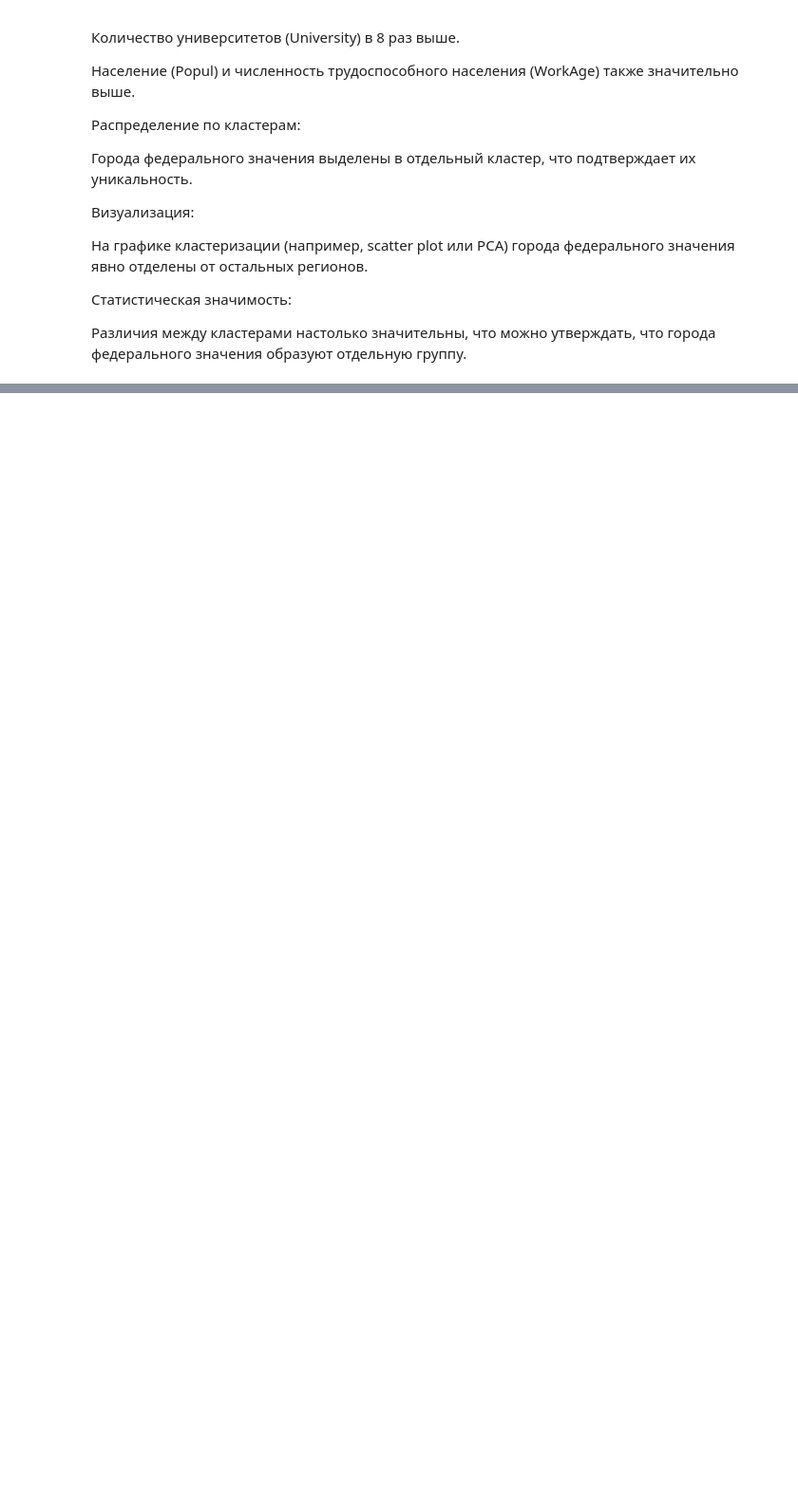
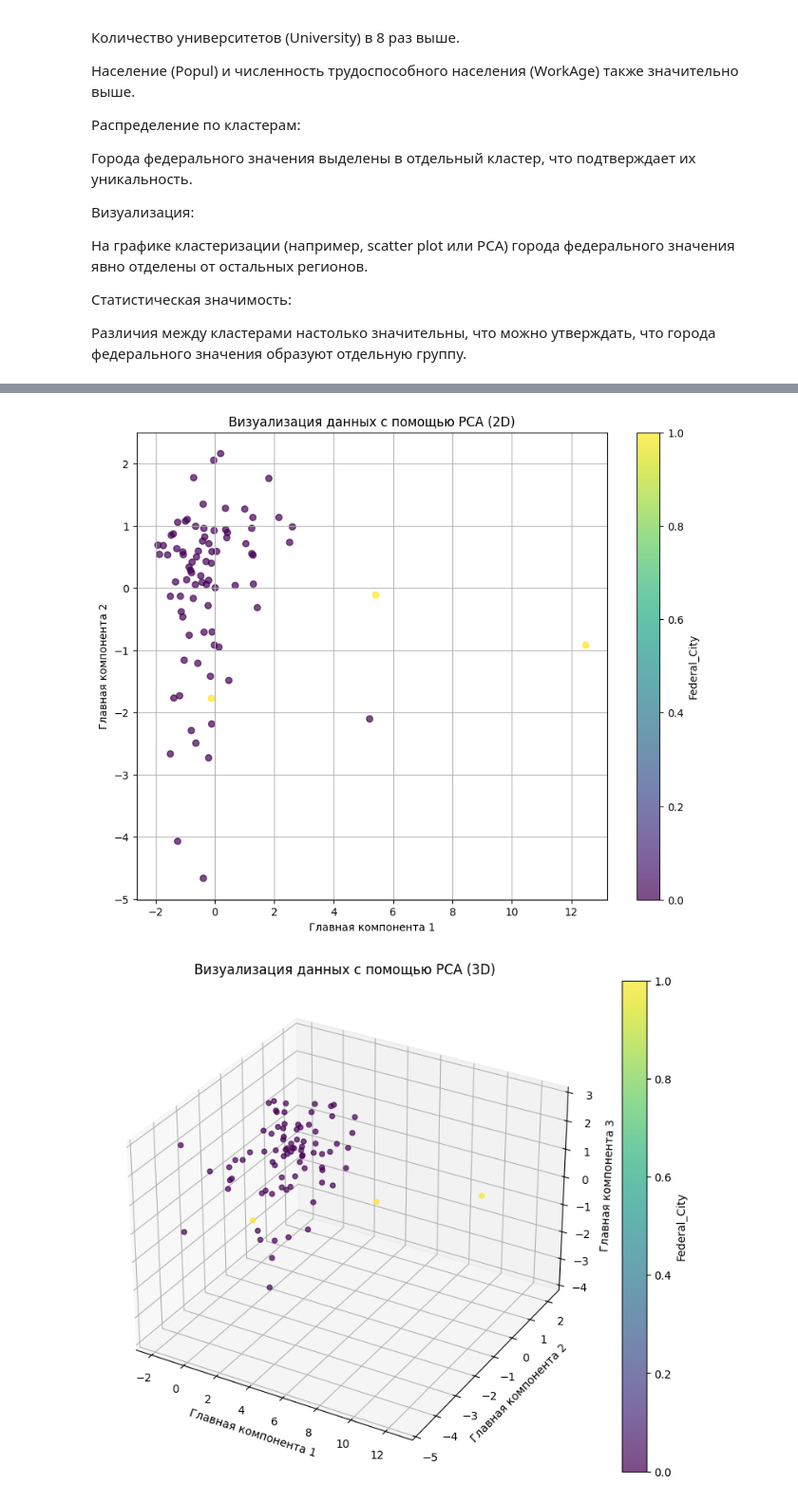
Before and after one commit to katalinka09/1-labor, a Jupyter notebook: экз.ipynb, the cells around one changed output, grey strips where cells are left out. Shown at 95% size. Cells and saved outputs as stored; diff of their text form; code cells hidden in the pictures; blank space fills up the shorter version.

```diff
--- a/экз.ipynb
+++ b/экз.ipynb
@@ -307,0 +454,33 @@ Name: count, dtype: int64
+# %%
+from sklearn.decomposition import PCA
+
+# PCA: 2D
+pca_2d = PCA(n_components=2)  # Создаем объект PCA для 2 компонент
+X_pca_2d = pca_2d.fit_transform(X_scaled)  # Применяем PCA к данным
+
+# Визуализация PCA (2D)
+plt.figure(figsize=(10, 8))
+scatter = plt.scatter(X_pca_2d[:, 0], X_pca_2d[:, 1], c=y, cmap='viridis', alpha=0.7)
+plt.colorbar(scatter, label='Federal_City')
+plt.title("Визуализация данных с помощью PCA (2D)")
+plt.xlabel("Главная компонента 1")
+plt.ylabel("Главная компонента 2")
+plt.grid(True)
+plt.show()
+# PCA: 3D
+pca_3d = PCA(n_components=3)
+X_pca_3d = pca_3d.fit_transform(X_scaled)
+
+# Визуализация PCA (3D)
+fig = plt.figure(figsize=(10, 8))
+ax = fig.add_subplot(111, projection='3d')
+scatter = ax.scatter(X_pca_3d[:, 0], X_pca_3d[:, 1], X_pca_3d[:, 2], c=y, cmap='viridis', alpha=0.7)
+plt.colorbar(scatter, label='Federal_City')
+ax.set_title("Визуализация данных с помощью PCA (3D)")
+ax.set_xlabel("Главная компонента 1")
+ax.set_ylabel("Главная компонента 2")
+ax.set_zlabel("Главная компонента 3")
+plt.show()
+# %% [output]
+[figure, added]
+[figure, added]
```
Also changed, not shown: parts of 7 cells of this notebook.
